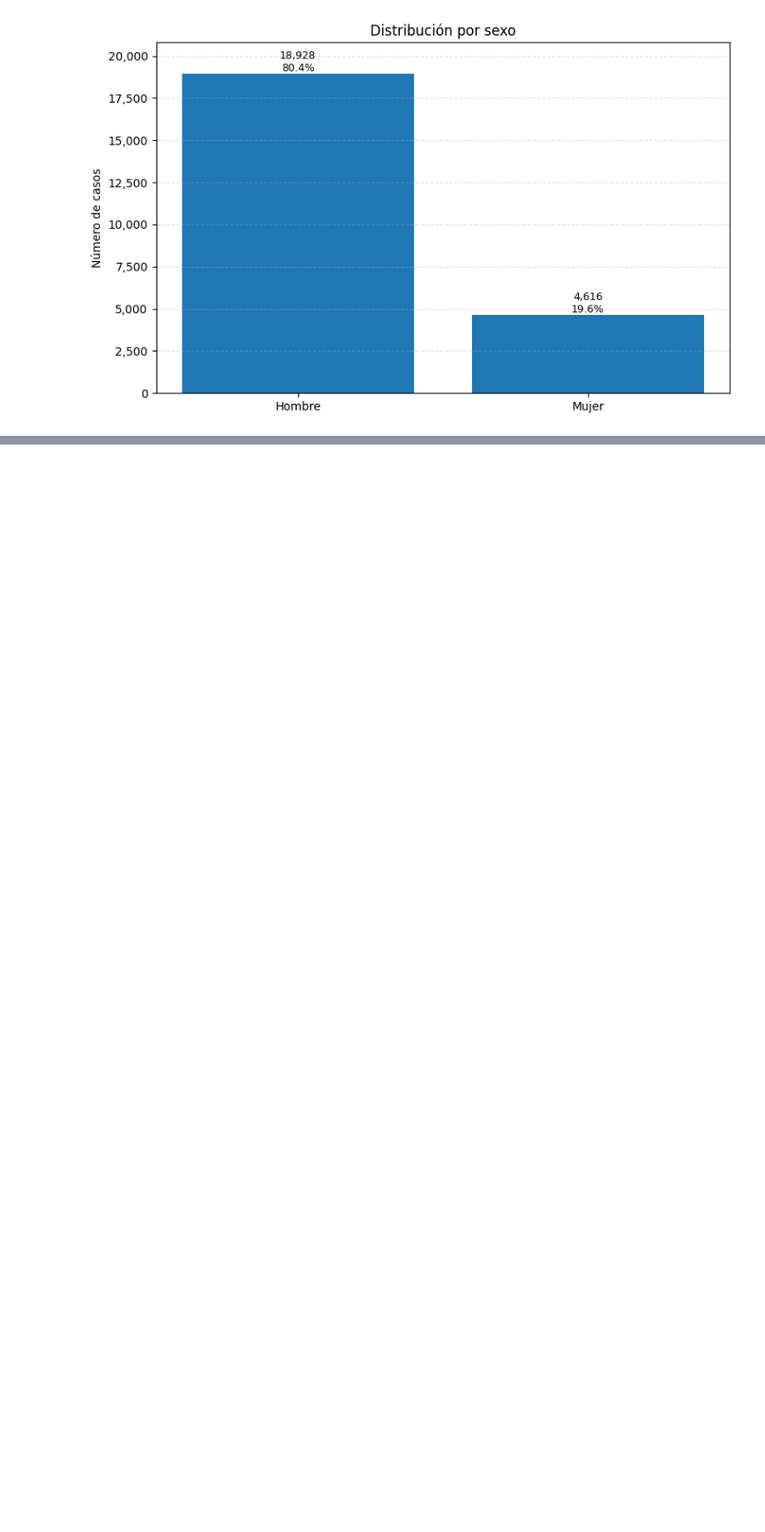
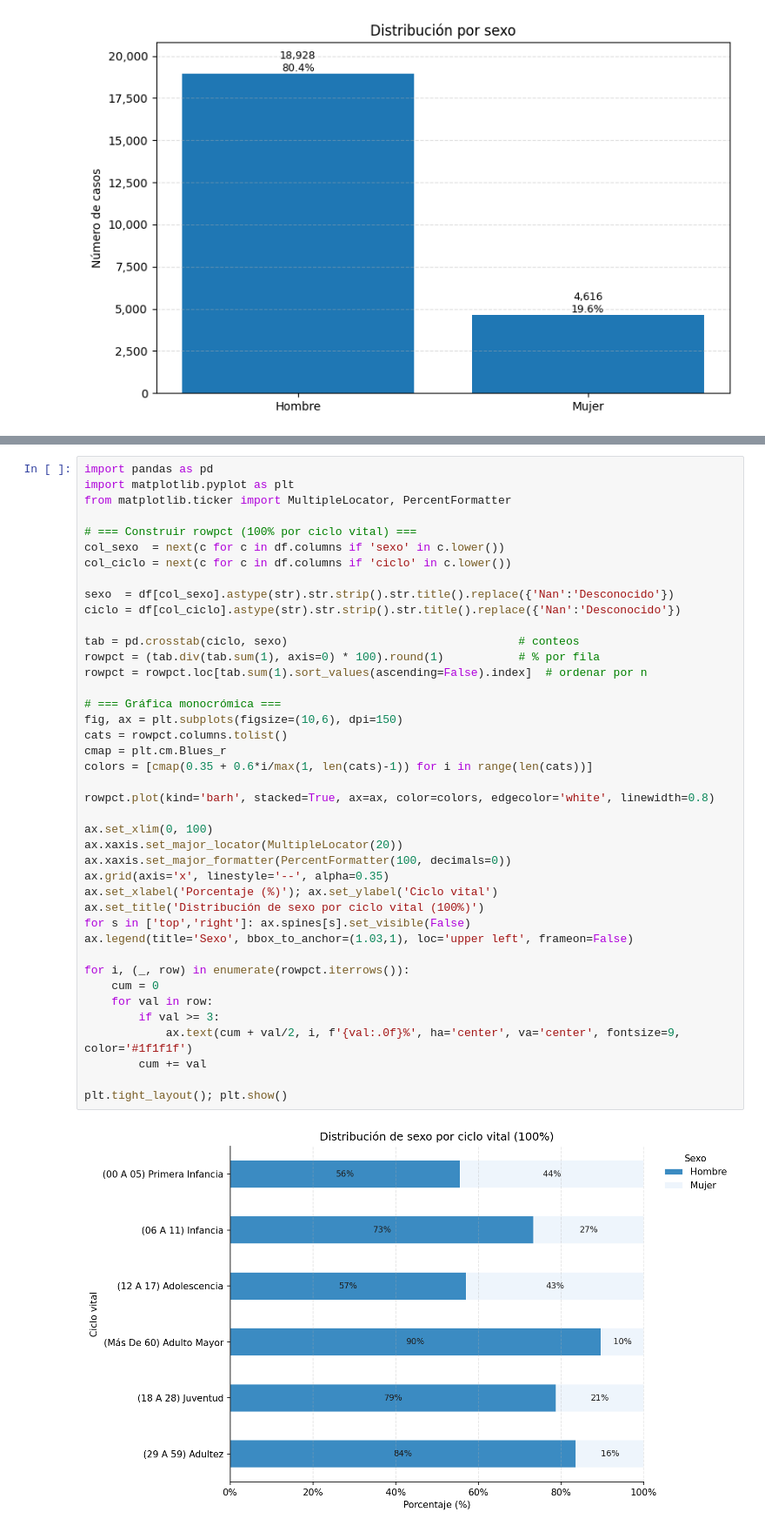
Before and after one commit to jthowinsson/Suicidio_Colombia, a Jupyter notebook: _sources/Eda.ipynb, the cells around one changed output, grey strips where cells are left out. Shown: that part at 87% size. Saved outputs shown, nothing was run; the diff lists cells and outputs as text; blank space fills up the shorter version.

```diff
--- a/_sources/Eda.ipynb
+++ b/_sources/Eda.ipynb
@@ -348,3 +294,46 @@ plt.tight_layout(); plt.show()
+# %%
+import pandas as pd
+import matplotlib.pyplot as plt
+from matplotlib.ticker import MultipleLocator, PercentFormatter
+
+# === Construir rowpct (100% por ciclo vital) ===
+col_sexo  = next(c for c in df.columns if 'sexo' in c.lower())
+col_ciclo = next(c for c in df.columns if 'ciclo' in c.lower())
+
+sexo  = df[col_sexo].astype(str).str.strip().str.title().replace({'Nan':'Desconocido'})
+ciclo = df[col_ciclo].astype(str).str.strip().str.title().replace({'Nan':'Desconocido'})
+
+tab = pd.crosstab(ciclo, sexo)                                  # conteos
+rowpct = (tab.div(tab.sum(1), axis=0) * 100).round(1)           # % por fila
+rowpct = rowpct.loc[tab.sum(1).sort_values(ascending=False).index]  # ordenar por n
+
+# === Gráfica monocrómica ===
+fig, ax = plt.subplots(figsize=(10,6), dpi=150)
+cats = rowpct.columns.tolist()
+cmap = plt.cm.Blues_r
+colors = [cmap(0.35 + 0.6*i/max(1, len(cats)-1)) for i in range(len(cats))]
+
+rowpct.plot(kind='barh', stacked=True, ax=ax, color=colors, edgecolor='white', linewidth=0.8)
+
+ax.set_xlim(0, 100)
+ax.xaxis.set_major_locator(MultipleLocator(20))
+ax.xaxis.set_major_formatter(PercentFormatter(100, decimals=0))
+ax.grid(axis='x', linestyle='--', alpha=0.35)
+ax.set_xlabel('Porcentaje (%)'); ax.set_ylabel('Ciclo vital')
+ax.set_title('Distribución de sexo por ciclo vital (100%)')
+for s in ['top','right']: ax.spines[s].set_visible(False)
+ax.legend(title='Sexo', bbox_to_anchor=(1.03,1), loc='upper left', frameon=False)
+
+for i, (_, row) in enumerate(rowpct.iterrows()):
+    cum = 0
+    for val in row:
+        if val >= 3:
+            ax.text(cum + val/2, i, f'{val:.0f}%', ha='center', va='center', fontsize=9, color='#1f1f1f')
+        cum += val
+
+plt.tight_layout(); plt.show()
+# %% [output]
+[figure, added]
 # %%
 import pandas as pd
 from sklearn.model_selection import train_test_split
```
Also changed, not shown: parts of 1 cell of this notebook, 4 other files.
